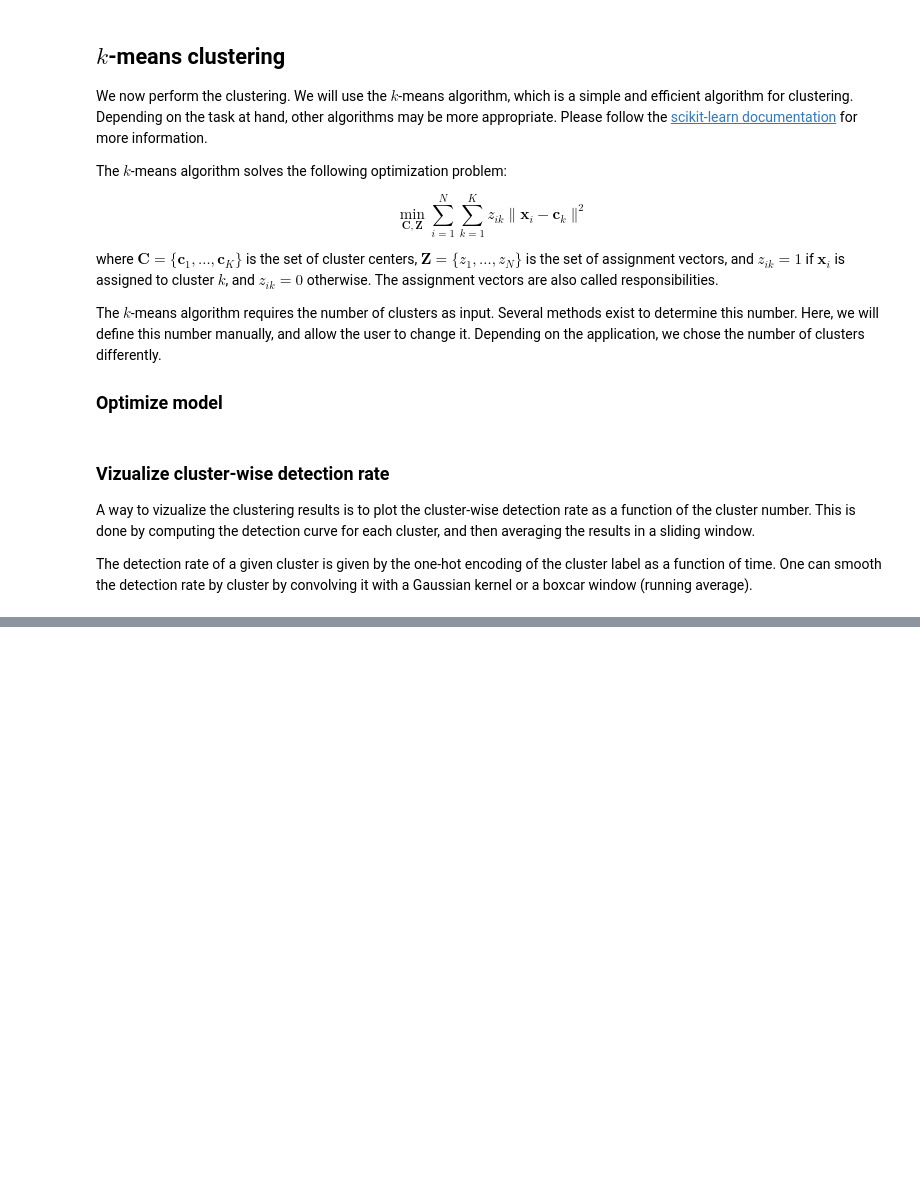
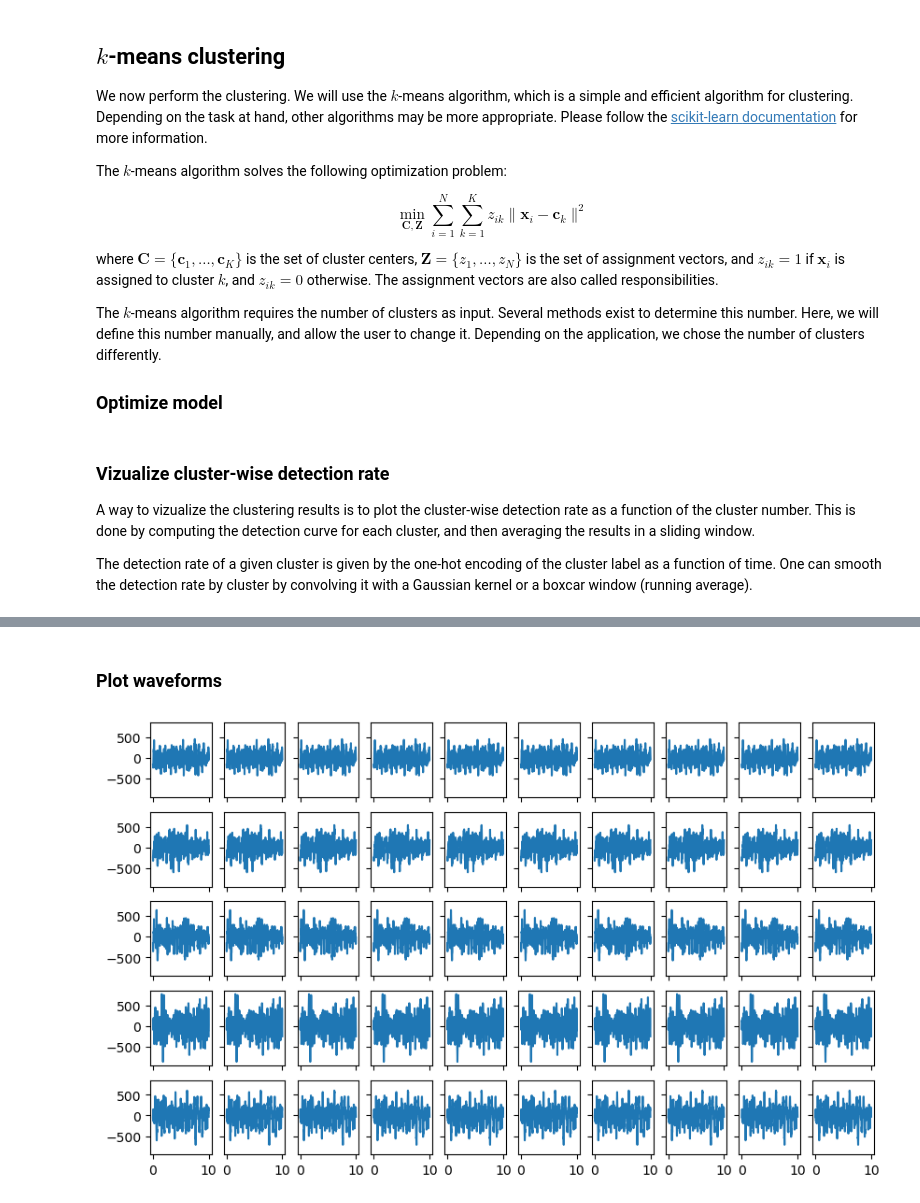
Before and after one commit to scatseisnet/scatseisnet, a Jupyter notebook: docs/source/notebooks/5_clustering.ipynb, the cells around one changed output, grey strips where cells are left out. Drawn from its saved outputs; the diff is of its cells as text; code cells hidden in the pictures; blank space fills up the shorter version.

```diff
--- a/docs/source/notebooks/5_clustering.ipynb
+++ b/docs/source/notebooks/5_clustering.ipynb
@@ -148,0 +140,16 @@ FileNotFoundError: [Errno 2] No such file or directory: '../example/scattering_s
+# %% [markdown]
+### Plot waveforms
+# %%
+# Plot the results
+fig, ax = plt.subplots(N_WAVEFORMS, N_CLUSTERS, figsize=(10, 6), sharex=True, sharey=True)
+
+# Plot each cluster as a separate line
+for i, traces in enumerate(waveforms):
+    for j, trace in enumerate(traces):
+        ax[j, i].plot(trace.times(), trace.data, rasterized=True)
+    # # Plot the detection rate
+    # for trace in traces:
+    #     ax[i].plot(trace.times(), trace.data)
+    # ax[i].set_title(f"Cluster {i}")
+# %% [output]
+[figure, added]
```
Also changed, not shown: parts of 4 cells of this notebook.
